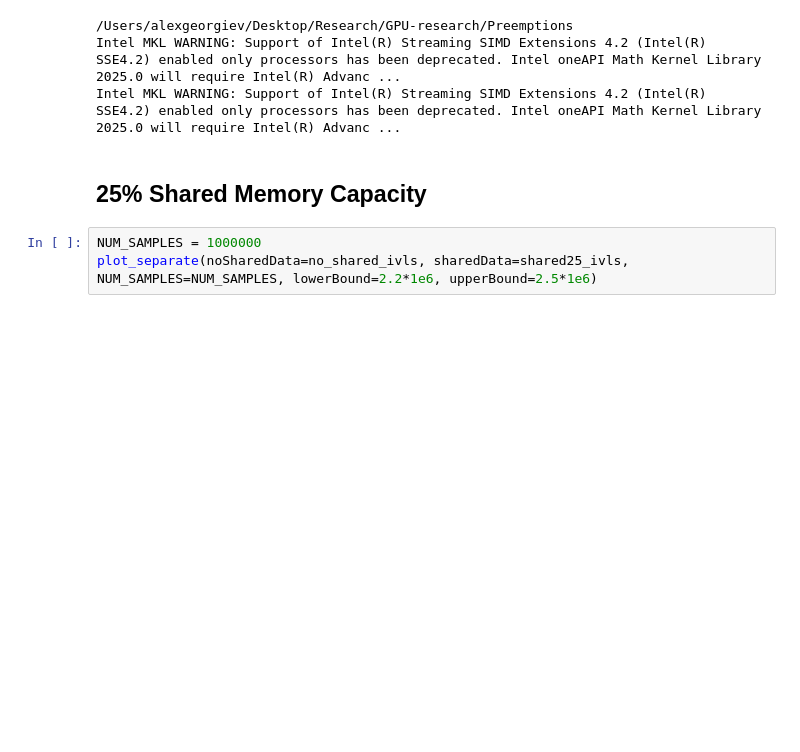
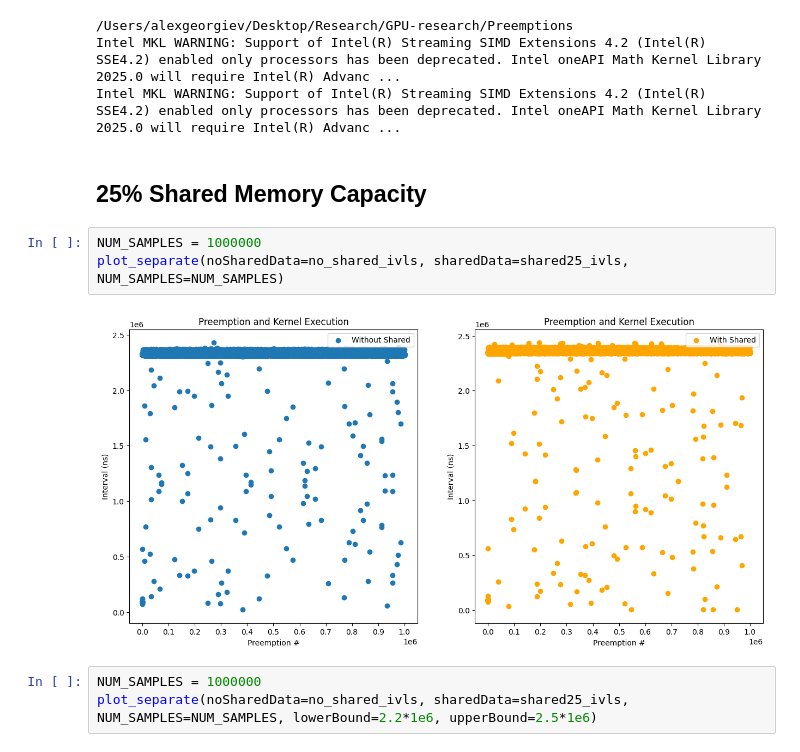
Before and after one commit to alexngUNC/GPU-research, a Jupyter notebook: Preemptions/GTX1080/Analysis/diffCapacity.ipynb, the cells around one changed output. Drawn from its saved outputs; the diff is of its cells as text; blank space fills up the shorter version.

```diff
--- a/Preemptions/GTX1080/Analysis/diffCapacity.ipynb
+++ b/Preemptions/GTX1080/Analysis/diffCapacity.ipynb
@@ -20,6 +20,11 @@ Intel MKL WARNING: Support of Intel(R) Streaming SIMD Extensions 4.2 (Intel(R) S
 Intel MKL WARNING: Support of Intel(R) Streaming SIMD Extensions 4.2 (Intel(R) SSE4.2) enabled only processors has been deprecated. Intel oneAPI Math Kernel Library 2025.0 will require Intel(R) Advanc ...
 # %% [markdown]
 ## 25% Shared Memory Capacity
+# %%
+NUM_SAMPLES = 1000000
+plot_separate(noSharedData=no_shared_ivls, sharedData=shared25_ivls, NUM_SAMPLES=NUM_SAMPLES)
+# %% [output]
+[figure, added]
 # %%
 NUM_SAMPLES = 1000000
 plot_separate(noSharedData=no_shared_ivls, sharedData=shared25_ivls, NUM_SAMPLES=NUM_SAMPLES, lowerBound=2.2*1e6, upperBound=2.5*1e6)
```
Also changed, not shown: 4 other files.
